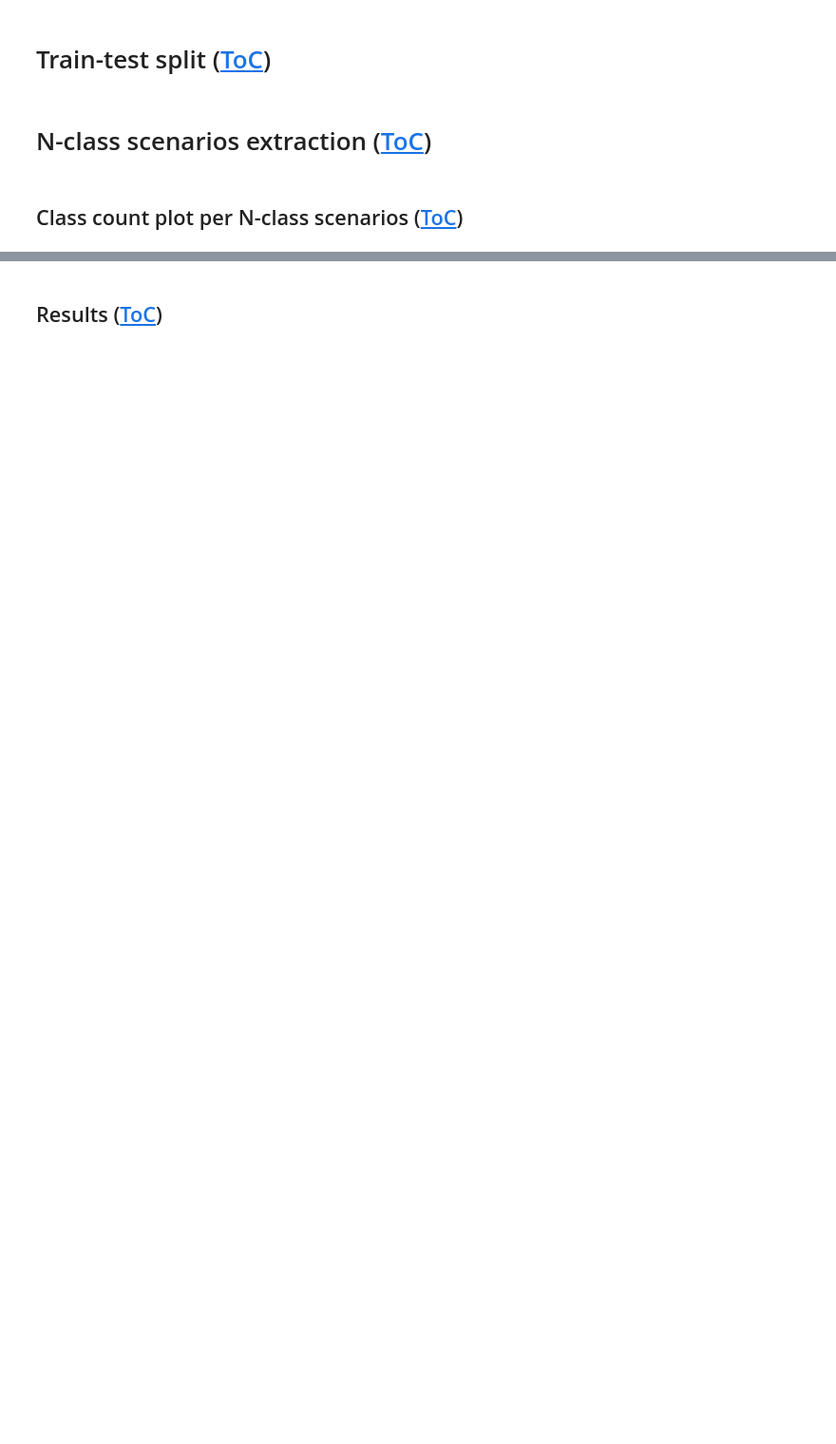
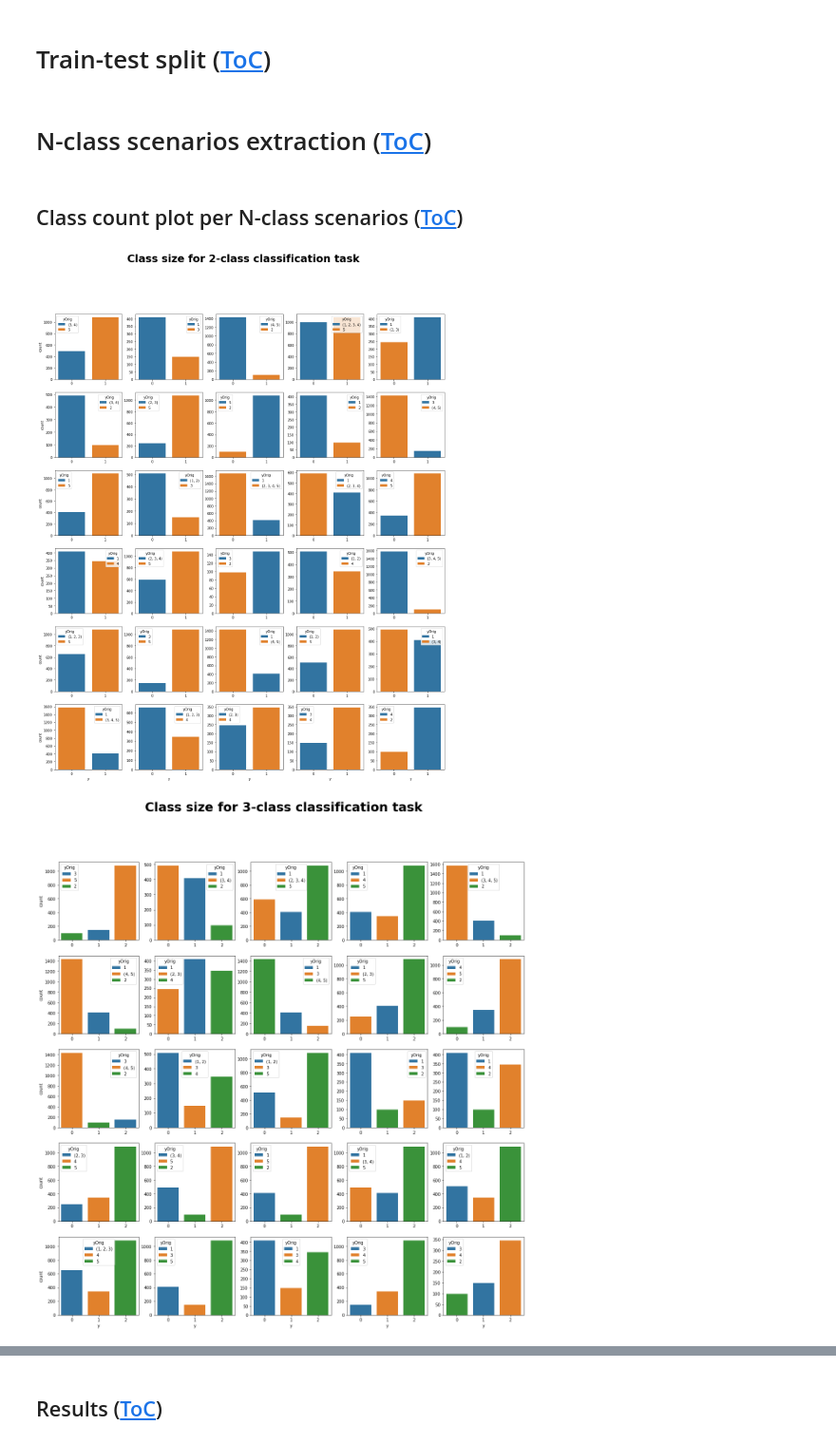
Before and after one commit to fardinafdideh/Text-analytics, a Jupyter notebook: sentiment-analysis-of-products-review-on-amazon.ipynb, the cells around one changed output, grey strips where cells are left out. Shown at 95% size. Drawn from its saved outputs; the diff is of its cells as text; code cells hidden in the pictures; blank space fills up the shorter version.

Commit message:
Kaggle Notebook | Sentiment Analysis of Products Review on Amazon | Version 19

```diff
--- a/sentiment-analysis-of-products-review-on-amazon.ipynb
+++ b/sentiment-analysis-of-products-review-on-amazon.ipynb
@@ -138,14 +159,16 @@ print('Rows nb: {}\nColumns nb: {}\nColumn names: {}'.format(data.shape[0], data
 def na_remover(dfIn):
     """Removes rows containing NA/NAN values"""
     dfOut = dfIn.dropna()
-    nanRemovedNb = dfIn.shape[0] - dfOut.shape[0] # Number of removed rows containing nan value
-    return dfOut, nanRemovedNb
+#     nanRemovedNb = dfIn.shape[0] - dfOut.shape[0] # Number of removed rows containing nan value
+#     return dfOut, nanRemovedNb
+    return dfOut
 
 
 def nonWord_remover(textIn):
     """Removes non-word text tokens"""
     textOut = re.sub('<[^>]*>', '', textIn) # Removes all of the HTML markup from the reviews.
     emoticons = re.findall('(?::|;|=)(?:-)?(?:\)|\(|D|P)', textOut) # Finds emoticons
+#     textOut = re.sub('(?::|;|=)(?:-)?(?:\)|\(|D|P)', '', textOut) # Removes emoticons
     textOut = (re.sub('[\W]+', ' ', textOut.lower()) + ' '.join(emoticons).replace('-', '')) # Removes all non-word characters from the text via the regex [\W]+ and converts the text into lowercase characters.
     return textOut
 
@@ -182,15 +205,18 @@ def word_counter(df_text):
 
 def wrangler(dfIn, textColumn):
     """Removes NA/NAN values & non-word & stop-words text tokens"""
-    dfOut, nanRemovedNb = na_remover(dfIn) # Removes rows containing NA/NAN values
-    wordsTot1 = word_counter(dfOut[textColumn]) # Total number of text tokens after removing nan rows
+#     dfOut, nanRemovedNb = na_remover(dfIn) # Removes rows containing NA/NAN values
+    dfOut = na_remover(dfIn) # Removes rows containing NA/NAN values
+    nanFilter = word_counter(dfOut[textColumn]) # Total number of text tokens after removing nan rows
     dfOut[textColumn] = dfOut[textColumn].apply(nonWord_remover) # Removes non-word text tokens
-    wordsTot2 = word_counter(dfOut[textColumn]) # Total number of text tokens after removing non-word text tokens
-    nonWordsRemovedNb = wordsTot2 - wordsTot1 # Total number of removed non-word text tokens
+    nonWordFilter = word_counter(dfOut[textColumn]) # Total number of text tokens after removing non-word text tokens
+#     nonWordsRemovedNb = wordsTot2 - wordsTot1 # Total number of removed non-word text tokens
     dfOut[textColumn] = dfOut[textColumn].apply(word_stemmer) # Stem of text tokens
     dfOut[textColumn] = dfOut[textColumn].apply(stopWords_remover) # Removes stop-word text tokens
-    stopWordsRemovedNb = wordsTot2-word_counter(dfOut[textColumn]) # Total number of removed stop-word text tokens
-    return dfOut, nanRemovedNb, nonWordsRemovedNb, stopWordsRemovedNb
+#     stopWordsRemovedNb = wordsTot2-word_counter(dfOut[textColumn]) # Total number of removed stop-word text tokens
+    stopWordFilter = word_counter(dfOut[textColumn]) # Total number of text tokens after removing stop-word text tokens
+#     return dfOut, nanRemovedNb, nonWordsRemovedNb, stopWordsRemovedNb
+    return dfOut, nanFilter, nonWordFilter, stopWordFilter
 
 
 def wordcloud_plotter(ax, data, title = None):
@@ -208,11 +234,12 @@ def wordcloud_plotter(ax, data, title = None):
 # %% [markdown]
 ## Word cloud before and after text wrangling ([ToC](#TOC))<a class="anchor" id="WordCloud"></a>
 # %%
-dataCleaned, nanRemovedNb, nonWordsRemovedNb, stopWordsRemovedNb = wrangler(data, reviewColName)
+# dataCleaned, nanRemovedNb, nonWordsRemovedNb, stopWordsRemovedNb = wrangler(data, reviewColName)
+X_y, nanFilter, nonWordFilter, stopWordFilter = wrangler(XRaw_y, reviewColName)
 fig, axs = plt.subplots(1, 2, figsize = (20, 5))
 fig.suptitle('Word cloud', fontsize= 30, fontweight='bold')
-wordcloud_plotter(axs[0], data[reviewColName], 'Before cleaning')
-wordcloud_plotter(axs[1], dataCleaned[reviewColName], 'After cleaning')
+wordcloud_plotter(axs[0], XRaw_y[reviewColName], 'Before cleaning')
+wordcloud_plotter(axs[1], X_y[reviewColName], 'After cleaning')
 plt.savefig("../working/wordCloud.png")
 # %% [markdown]
 ## Results ([ToC](#TOC))<a class="anchor" id="TextWranglingResults"></a>
@@ -231,9 +265,13 @@ display_markdown('''
 # %% [markdown]
 # Train-test split ([ToC](#TOC))<a class="anchor" id="TrainTest"></a>
 # %%
-dataCleaned, dataCleaned_test, _, _ = train_test_split(dataCleaned, dataCleaned[ratingColName], test_size=test_size,
-                                                    stratify = dataCleaned[ratingColName], # To make sure the splits & the whole data class proportions are roughly identical
+# dataCleaned, dataCleaned_test, _, _ = train_test_split(dataCleaned, dataCleaned[ratingColName], test_size=test_size,
+#                                                     stratify = dataCleaned[ratingColName], # To make sure the splits & the whole data class proportions are roughly identical
+#                                                     random_state=random_state) # train/test split
+X, X_test, y, y_test = train_test_split(X_y[reviewColName], X_y[ratingColName], test_size=test_size,
+                                                    stratify = X_y[ratingColName], # To make sure the splits & the whole data class proportions are roughly identical
                                                     random_state=random_state) # train/test split
+del X_y, reviewColName, ratingColName
 # %% [markdown]
 # N-class scenarios extraction ([ToC](#TOC))<a class="anchor" id="NClassScenarios"></a>
 # %%
@@ -355,9 +411,14 @@ def scenario_counter(classNb):
 ## Class count plot per N-class scenarios ([ToC](#TOC))<a class="anchor" id="ClassCountPlot"></a>
 # %%
 colors_classes = sns.color_palette()
-classLabel = tuple(np.unique(dataCleaned[ratingColName]))
+# classLabel = tuple(np.unique(dataCleaned[ratingColName]))
+classLabel = tuple(np.unique(y))
 classNb = class_chooser(classLabel, clsNb = None) # Specify clsNb=None, for general case [4, 5]
 nClass = list(classNb.keys())
 scenarioNb = scenario_counter(classNb)
 for classNbIdx in classNb.keys():
-    classSizeTot_plotter(classNb, classNbIdx, dataCleaned, ratingColName, colors_classes)
+#     classSizeTot_plotter(classNb, classNbIdx, dataCleaned, ratingColName, colors_classes)
+    classSizeTot_plotter(classNb, classNbIdx, y, colors_classes)
+# %% [output]
+[figure, added]
+[figure, added]
```
Also changed, not shown: parts of 19 cells of this notebook.
